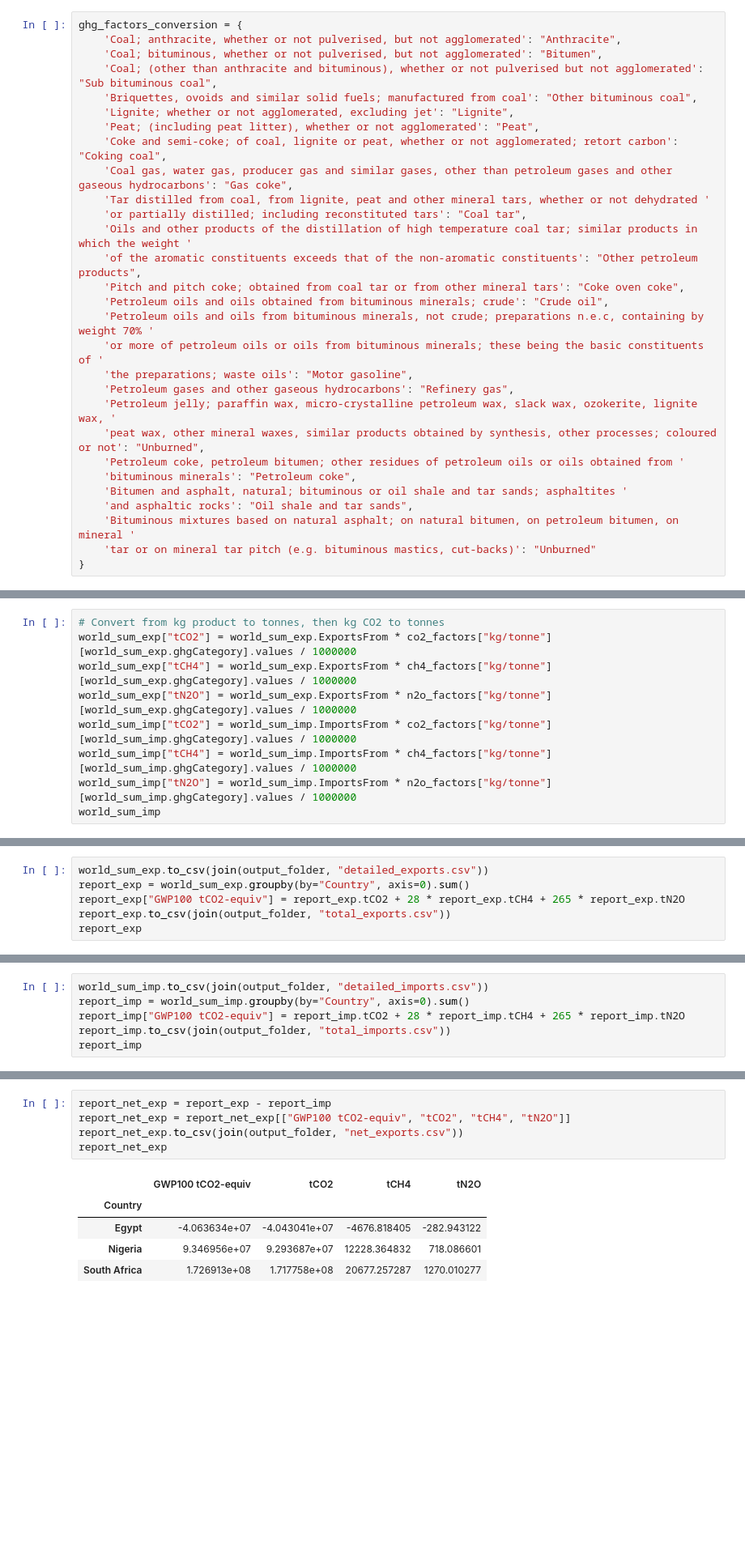
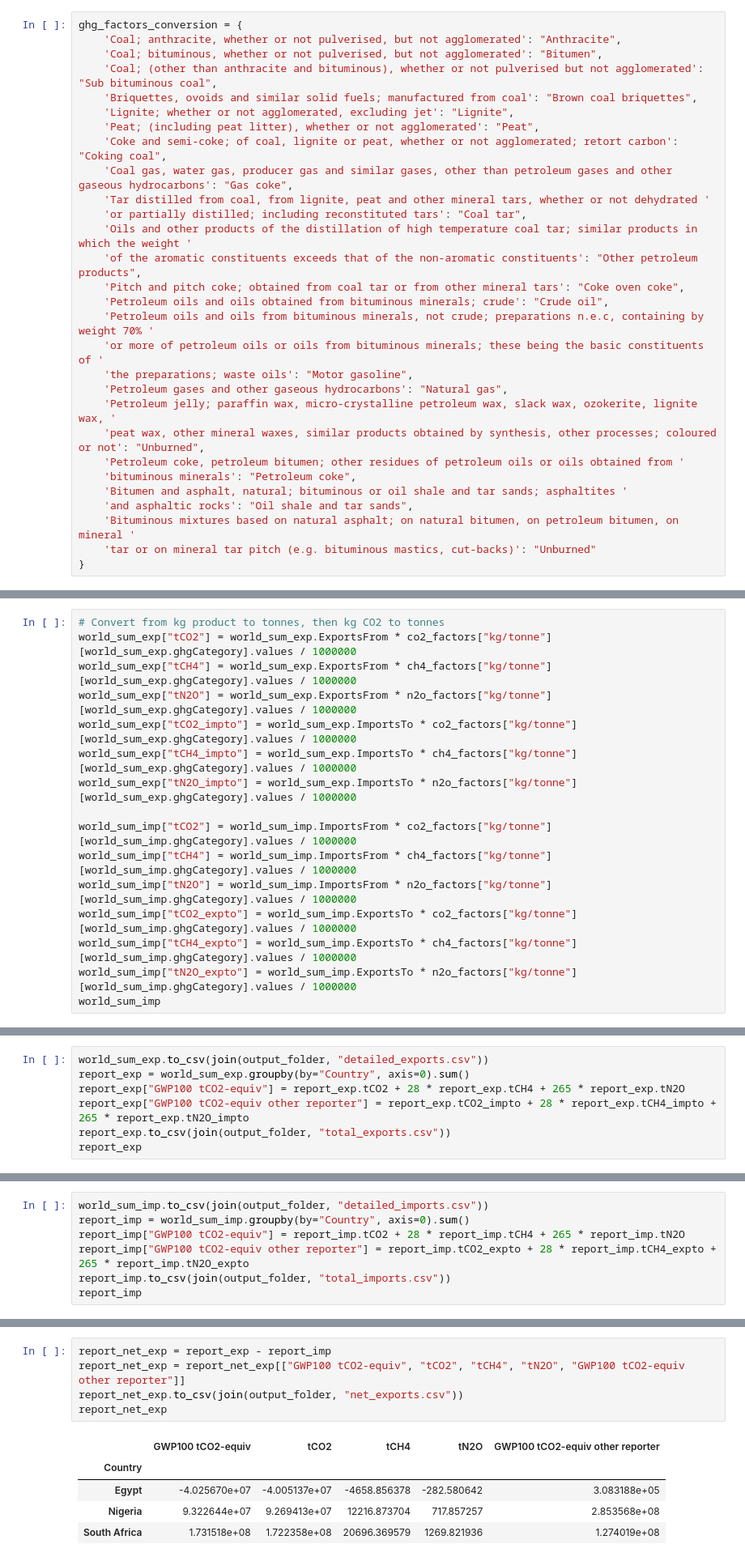
Before and after one commit to Rlamboll/EmissionsTradeAnalysis, a Jupyter notebook: FossilFuelImportsAndExports.ipynb, the cells around one changed output, grey strips where cells are left out. Shown at 81% size. Cells and saved outputs as stored; diff of their text form; blank space fills up the shorter version.

```diff
--- a/FossilFuelImportsAndExports.ipynb
+++ b/FossilFuelImportsAndExports.ipynb
@@ -596,7 +539,7 @@ ghg_factors_conversion = {
     'Coal; anthracite, whether or not pulverised, but not agglomerated': "Anthracite",
     'Coal; bituminous, whether or not pulverised, but not agglomerated': "Bitumen",
     'Coal; (other than anthracite and bituminous), whether or not pulverised but not agglomerated': "Sub bituminous coal",
-    'Briquettes, ovoids and similar solid fuels; manufactured from coal': "Other bituminous coal",
+    'Briquettes, ovoids and similar solid fuels; manufactured from coal': "Brown coal briquettes",
     'Lignite; whether or not agglomerated, excluding jet': "Lignite",
     'Peat; (including peat litter), whether or not agglomerated': "Peat",
     'Coke and semi-coke; of coal, lignite or peat, whether or not agglomerated; retort carbon': "Coking coal",
@@ -610,7 +553,7 @@ ghg_factors_conversion = {
     'Petroleum oils and oils from bituminous minerals, not crude; preparations n.e.c, containing by weight 70% '
     'or more of petroleum oils or oils from bituminous minerals; these being the basic constituents of '
     'the preparations; waste oils': "Motor gasoline",
-    'Petroleum gases and other gaseous hydrocarbons': "Refinery gas",
+    'Petroleum gases and other gaseous hydrocarbons': "Natural gas",
     'Petroleum jelly; paraffin wax, micro-crystalline petroleum wax, slack wax, ozokerite, lignite wax, '
     'peat wax, other mineral waxes, similar products obtained by synthesis, other processes; coloured or not': "Unburned",
     'Petroleum coke, petroleum bitumen; other residues of petroleum oils or oils obtained from '
@@ -635,9 +578,16 @@ world_sum_imp = world_sum_imp[~world_sum_imp.Commodity.isin(composite)]
 world_sum_exp["tCO2"] = world_sum_exp.ExportsFrom * co2_factors["kg/tonne"][world_sum_exp.ghgCategory].values / 1000000
 world_sum_exp["tCH4"] = world_sum_exp.ExportsFrom * ch4_factors["kg/tonne"][world_sum_exp.ghgCategory].values / 1000000
 world_sum_exp["tN2O"] = world_sum_exp.ExportsFrom * n2o_factors["kg/tonne"][world_sum_exp.ghgCategory].values / 1000000
+world_sum_exp["tCO2_impto"] = world_sum_exp.ImportsTo * co2_factors["kg/tonne"][world_sum_exp.ghgCategory].values / 1000000
+world_sum_exp["tCH4_impto"] = world_sum_exp.ImportsTo * ch4_factors["kg/tonne"][world_sum_exp.ghgCategory].values / 1000000
+world_sum_exp["tN2O_impto"] = world_sum_exp.ImportsTo * n2o_factors["kg/tonne"][world_sum_exp.ghgCategory].values / 1000000
+
 world_sum_imp["tCO2"] = world_sum_imp.ImportsFrom * co2_factors["kg/tonne"][world_sum_imp.ghgCategory].values / 1000000
 world_sum_imp["tCH4"] = world_sum_imp.ImportsFrom * ch4_factors["kg/tonne"][world_sum_imp.ghgCategory].values / 1000000
 world_sum_imp["tN2O"] = world_sum_imp.ImportsFrom * n2o_factors["kg/tonne"][world_sum_imp.ghgCategory].values / 1000000
+world_sum_imp["tCO2_expto"] = world_sum_imp.ExportsTo * co2_factors["kg/tonne"][world_sum_imp.ghgCategory].values / 1000000
+world_sum_imp["tCH4_expto"] = world_sum_imp.ExportsTo * ch4_factors["kg/tonne"][world_sum_imp.ghgCategory].values / 1000000
+world_sum_imp["tN2O_expto"] = world_sum_imp.ExportsTo * n2o_factors["kg/tonne"][world_sum_imp.ghgCategory].values / 1000000
 world_sum_imp
 # %% [output]
 A value is trying to be set on a copy of a slice from a DataFrame.
@@ -678,6 +628,7 @@ See the caveats in the documentation: https://pandas.pydata.org/pandas-docs/stab
 world_sum_exp.to_csv(join(output_folder, "detailed_exports.csv"))
 report_exp = world_sum_exp.groupby(by="Country", axis=0).sum()
 report_exp["GWP100 tCO2-equiv"] = report_exp.tCO2 + 28 * report_exp.tCH4 + 265 * report_exp.tN2O
+report_exp["GWP100 tCO2-equiv other reporter"] = report_exp.tCO2_impto + 28 * report_exp.tCH4_impto + 265 * report_exp.tN2O_impto
 report_exp.to_csv(join(output_folder, "total_exports.csv"))
 report_exp
 # %% [output]
@@ -690,6 +641,7 @@ report_exp
 world_sum_imp.to_csv(join(output_folder, "detailed_imports.csv"))
 report_imp = world_sum_imp.groupby(by="Country", axis=0).sum()
 report_imp["GWP100 tCO2-equiv"] = report_imp.tCO2 + 28 * report_imp.tCH4 + 265 * report_imp.tN2O
+report_imp["GWP100 tCO2-equiv other reporter"] = report_imp.tCO2_expto + 28 * report_imp.tCH4_expto + 265 * report_imp.tN2O_expto
 report_imp.to_csv(join(output_folder, "total_imports.csv"))
 report_imp
 # %% [output]
@@ -700,15 +652,15 @@ report_imp
 | South Africa | 3.585824e+10 | 3.585824e+10 | 301247673.0 | 1.494497e+10 | 1.360238e+03 | 9.474703e+06 | 1050.158874 | 153.496369 | ... |
 # %%
 report_net_exp = report_exp - report_imp
-report_net_exp = report_net_exp[["GWP100 tCO2-equiv", "tCO2", "tCH4", "tN2O"]]
+report_net_exp = report_net_exp[["GWP100 tCO2-equiv", "tCO2", "tCH4", "tN2O", "GWP100 tCO2-equiv other reporter"]]
 report_net_exp.to_csv(join(output_folder, "net_exports.csv"))
 report_net_exp
 # %% [output]
-|  | GWP100 tCO2-equiv | tCO2 | tCH4 | tN2O |
-| Country |  |  |  |  |
-| Egypt | -4.063634e+07 | -4.043041e+07 | -4676.818405 | -282.943122 |
-| Nigeria | 9.346956e+07 | 9.293687e+07 | 12228.364832 | 718.086601 |
-| South Africa | 1.726913e+08 | 1.717758e+08 | 20677.257287 | 1270.010277 |
+|  | GWP100 tCO2-equiv | tCO2 | tCH4 | tN2O | GWP100 tCO2-equiv other reporter |
+| Country |  |  |  |  |  |
+| Egypt | -4.025670e+07 | -4.005137e+07 | -4658.856378 | -282.580642 | 3.083188e+05 |
+| Nigeria | 9.322644e+07 | 9.269413e+07 | 12216.873704 | 717.857257 | 2.853568e+08 |
+| South Africa | 1.731518e+08 | 1.722358e+08 | 20696.369579 | 1269.821936 | 1.274019e+08 |
 # %% [markdown]
 # Sanity check against Nigeria's oil exports
 # %%
```
Also changed, not shown: parts of 21 cells of this notebook, 6 other files.
